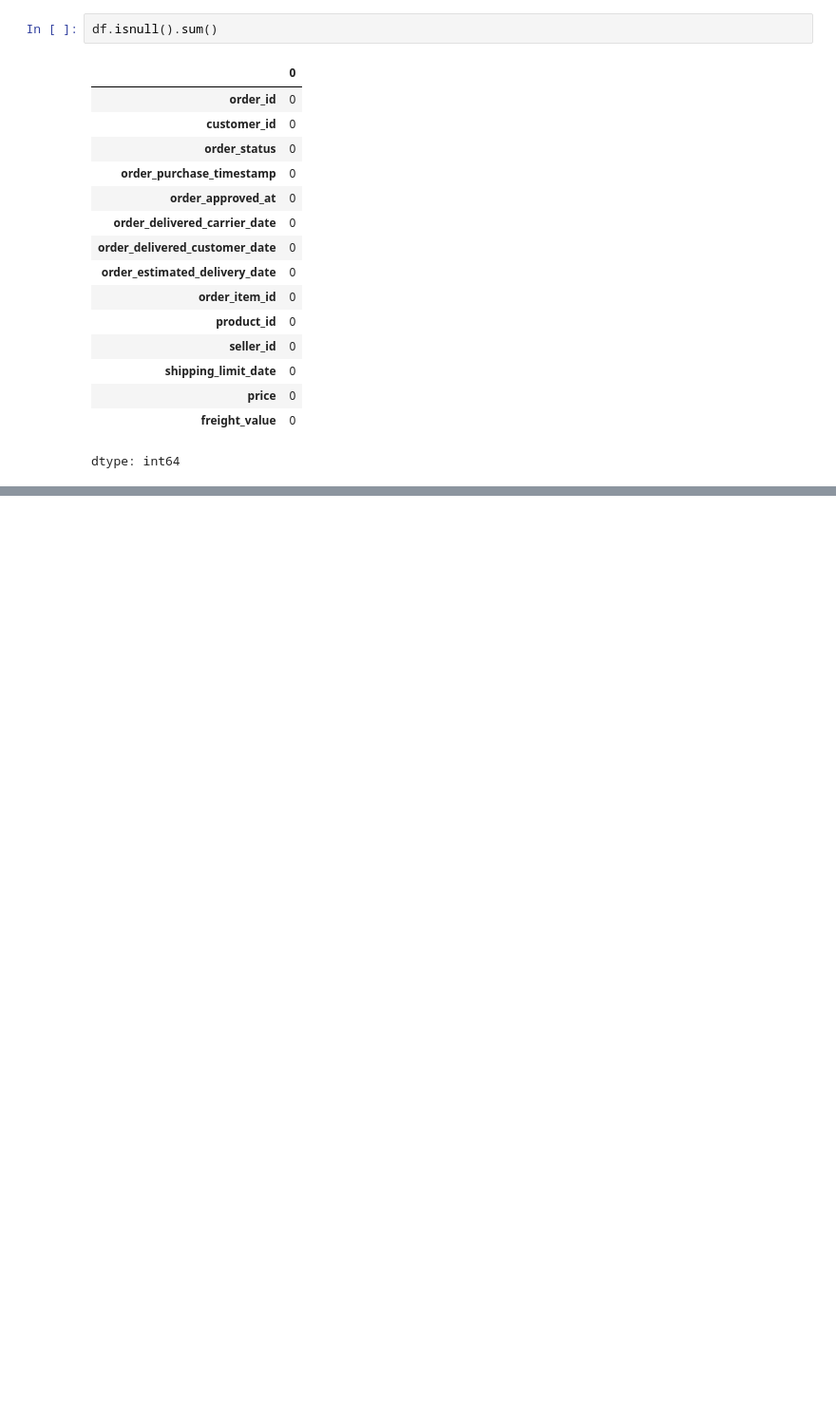
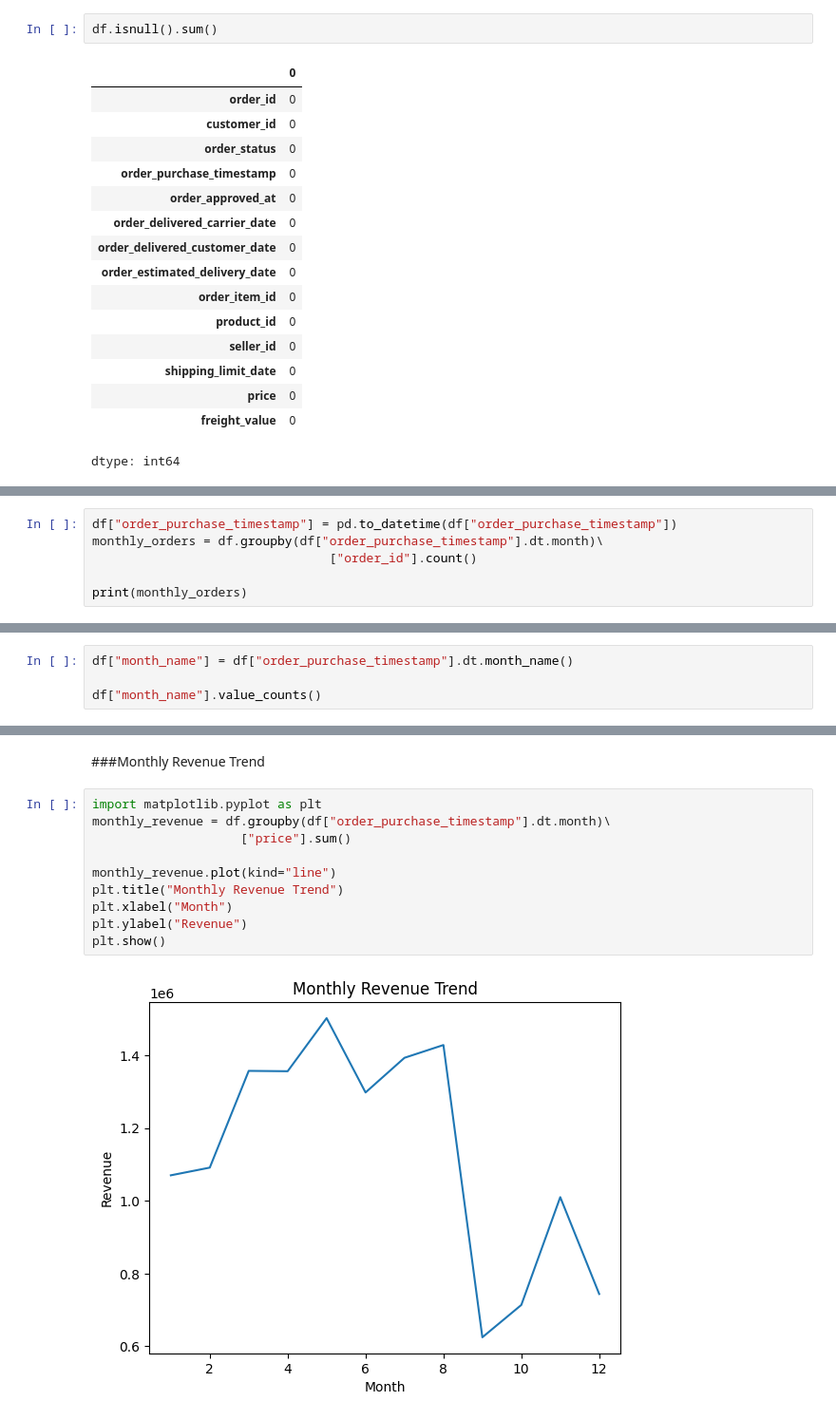
Before and after one commit to RiteshRana07/ecommerce_sales, a Jupyter notebook: ecommerce_sales.ipynb, the cells around one changed output, grey strips where cells are left out. Shown at 95% size. Cells and saved outputs as stored; diff of their text form; blank space fills up the shorter version.

```diff
--- a/ecommerce_sales.ipynb
+++ b/ecommerce_sales.ipynb
@@ -127,0 +242,6 @@ dtype: int64
+# %%
+df["order_purchase_timestamp"] = pd.to_datetime(df["order_purchase_timestamp"])
+monthly_orders = df.groupby(df["order_purchase_timestamp"].dt.month)\
+                                ["order_id"].count()
+
+print(monthly_orders)
@@ -127,0 +323,4 @@ dtype: int64
+# %%
+df["month_name"] = df["order_purchase_timestamp"].dt.month_name()
+
+df["month_name"].value_counts()
@@ -127,0 +377,14 @@ dtype: int64
+# %% [markdown]
+###Monthly Revenue Trend
+# %%
+import matplotlib.pyplot as plt
+monthly_revenue = df.groupby(df["order_purchase_timestamp"].dt.month)\
+                    ["price"].sum()
+
+monthly_revenue.plot(kind="line")
+plt.title("Monthly Revenue Trend")
+plt.xlabel("Month")
+plt.ylabel("Revenue")
+plt.show()
+# %% [output]
+[figure, added]
```
Also changed, not shown: parts of 51 cells of this notebook.
